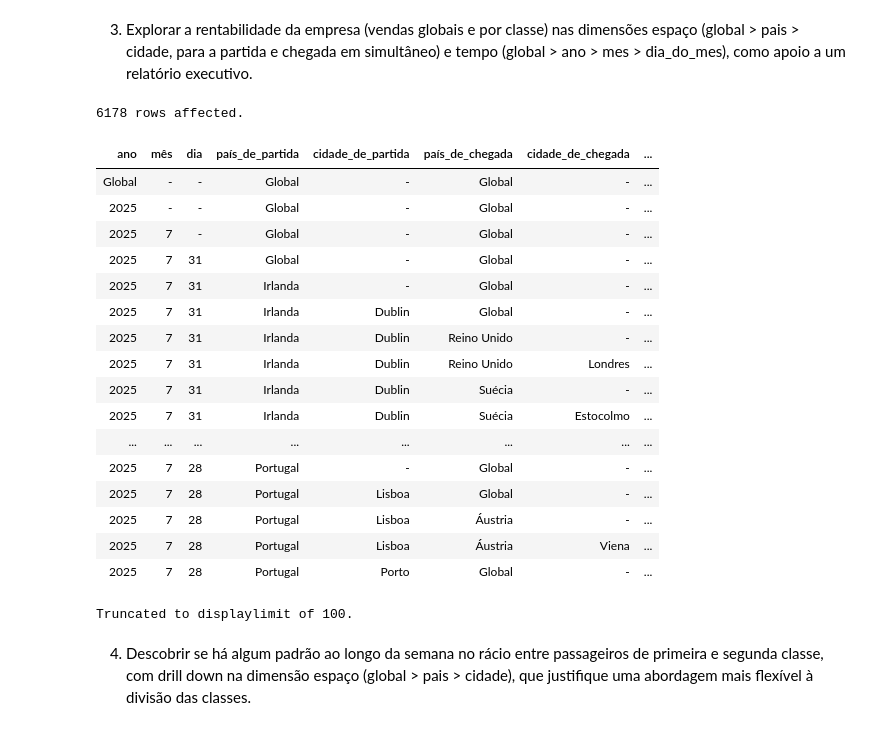
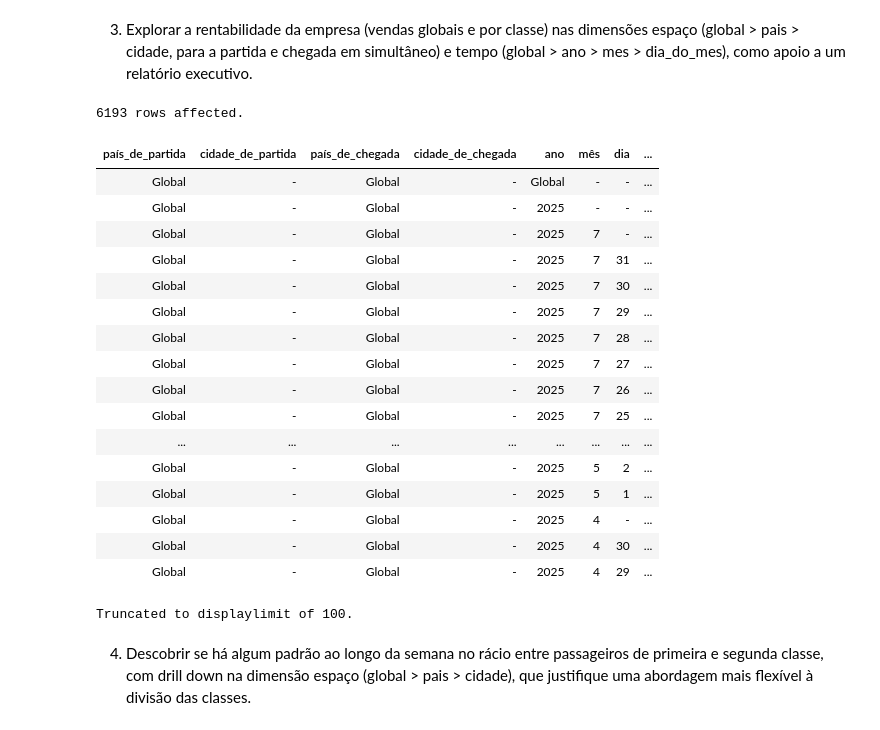
Before and after one commit to DuarteCruz6/projetoBD, a Jupyter notebook: Proj2/Projeto_E2/E2-report-25.ipynb, the cells around one changed output. Drawn from its saved outputs; the diff is of its cells as text; code cells hidden in the pictures.

```diff
--- a/Proj2/Projeto_E2/E2-report-25.ipynb
+++ b/Proj2/Projeto_E2/E2-report-25.ipynb
@@ -313,53 +322,65 @@ HAVING
 # %%
 %%sql
 
 SELECT
-    CASE WHEN GROUPING(ano) = 0 THEN ano::text ELSE 'Global' END AS ano,
-    CASE WHEN GROUPING(mes) = 0 THEN mes::text ELSE '-' END AS mês,
-    CASE WHEN GROUPING(dia_do_mes) = 0 THEN dia_do_mes::text ELSE '-' END AS dia,
-
     CASE WHEN GROUPING(pais_partida) = 0 THEN pais_partida ELSE 'Global' END AS país_de_partida,
     CASE WHEN GROUPING(cidade_partida) = 0 THEN cidade_partida ELSE '-' END AS cidade_de_partida,
     CASE WHEN GROUPING(pais_chegada) = 0 THEN pais_chegada ELSE 'Global' END AS país_de_chegada,
     CASE WHEN GROUPING(cidade_chegada) = 0 THEN cidade_chegada ELSE '-' END AS cidade_de_chegada,
 
-    SUM(vendas_1c + vendas_2c) AS vendas_globais,
+    CASE WHEN GROUPING(ano) = 0 THEN ano::text ELSE 'Global' END AS ano,
+    CASE WHEN GROUPING(mes) = 0 THEN mes::text ELSE '-' END AS mês,
+    CASE WHEN GROUPING(dia_do_mes) = 0 THEN dia_do_mes::text ELSE '-' END AS dia,
+
+    SUM(vendas_2c) AS vendas_2_classe,
     SUM(vendas_1c) AS vendas_1_classe,
-    SUM(vendas_2c) AS vendas_2_classe
+    SUM(vendas_1c + vendas_2c) AS vendas_globais
 FROM
     estatisticas_voos
-GROUP BY ROLLUP (
-    ano, mes, dia_do_mes,
-    pais_partida, cidade_partida,
-    pais_chegada, cidade_chegada
+GROUP BY GROUPING SETS (
+    (),
+    (ano),
+    (ano, mes),
+    (ano, mes, dia_do_mes),
+
+    (pais_partida, pais_chegada),
+    (pais_partida, pais_chegada, ano),
+    (pais_partida, pais_chegada, ano, mes),
+    (pais_partida, pais_chegada, ano, mes, dia_do_mes),
+
+    (pais_partida, pais_chegada, cidade_partida, cidade_chegada),
+    (pais_partida, pais_chegada, cidade_partida, cidade_chegada, ano),
+    (pais_partida, pais_chegada, cidade_partida, cidade_chegada, ano, mes),
+    (pais_partida, pais_chegada, cidade_partida, cidade_chegada, ano, mes, dia_do_mes)
 )
 ORDER BY
+    GROUPING(pais_partida) DESC, pais_partida,
+    GROUPING(pais_chegada) DESC, pais_chegada,
+    GROUPING(cidade_partida) DESC, cidade_partida,
+    GROUPING(cidade_chegada) DESC, cidade_chegada,
+
     GROUPING(ano) DESC, ano DESC,
     GROUPING(mes) DESC, mes DESC,
-    GROUPING(dia_do_mes) DESC, dia_do_mes DESC,
-    GROUPING(pais_partida) DESC, pais_partida,
-    GROUPING(cidade_partida) DESC, cidade_partida,
-    GROUPING(pais_chegada) DESC, pais_chegada,
-    GROUPING(cidade_chegada) DESC, cidade_chegada;
+    GROUPING(dia_do_mes) DESC, dia_do_mes DESC;
 # %% [output]
-6178 rows affected.
+6193 rows affected.
-| ano | mês | dia | país_de_partida | cidade_de_partida | país_de_chegada | cidade_de_chegada | ... |
-| Global | - | - | Global | - | Global | - | ... |
-| 2025 | - | - | Global | - | Global | - | ... |
-| 2025 | 7 | - | Global | - | Global | - | ... |
-| 2025 | 7 | 31 | Global | - | Global | - | ... |
-| 2025 | 7 | 31 | Irlanda | - | Global | - | ... |
-| 2025 | 7 | 31 | Irlanda | Dublin | Global | - | ... |
-| 2025 | 7 | 31 | Irlanda | Dublin | Reino Unido | - | ... |
-| 2025 | 7 | 31 | Irlanda | Dublin | Reino Unido | Londres | ... |
-| 2025 | 7 | 31 | Irlanda | Dublin | Suécia | - | ... |
-| 2025 | 7 | 31 | Irlanda | Dublin | Suécia | Estocolmo | ... |
+| país_de_partida | cidade_de_partida | país_de_chegada | cidade_de_chegada | ano | mês | dia | ... |
+| Global | - | Global | - | Global | - | - | ... |
+| Global | - | Global | - | 2025 | - | - | ... |
+| Global | - | Global | - | 2025 | 7 | - | ... |
+| Global | - | Global | - | 2025 | 7 | 31 | ... |
+| Global | - | Global | - | 2025 | 7 | 30 | ... |
+| Global | - | Global | - | 2025 | 7 | 29 | ... |
+| Global | - | Global | - | 2025 | 7 | 28 | ... |
+| Global | - | Global | - | 2025 | 7 | 27 | ... |
+| Global | - | Global | - | 2025 | 7 | 26 | ... |
+| Global | - | Global | - | 2025 | 7 | 25 | ... |
 | ... | ... | ... | ... | ... | ... | ... | ... |
-| 2025 | 7 | 28 | Portugal | - | Global | - | ... |
-| 2025 | 7 | 28 | Portugal | Lisboa | Global | - | ... |
-| 2025 | 7 | 28 | Portugal | Lisboa | Áustria | - | ... |
-| 2025 | 7 | 28 | Portugal | Lisboa | Áustria | Viena | ... |
-| 2025 | 7 | 28 | Portugal | Porto | Global | - | ... |
+| Global | - | Global | - | 2025 | 5 | 2 | ... |
+| Global | - | Global | - | 2025 | 5 | 1 | ... |
+| Global | - | Global | - | 2025 | 4 | - | ... |
+| Global | - | Global | - | 2025 | 4 | 30 | ... |
+| Global | - | Global | - | 2025 | 4 | 29 | ... |
 Truncated to displaylimit of 100.
 # %% [markdown]
 4. Descobrir se há algum padrão ao longo da semana no rácio entre passageiros de primeira e segunda classe, com drill down na dimensão espaço (global > pais > cidade), que justifique uma abordagem mais flexível à divisão das classes.
```
Also changed, not shown: parts of 7 cells of this notebook.
